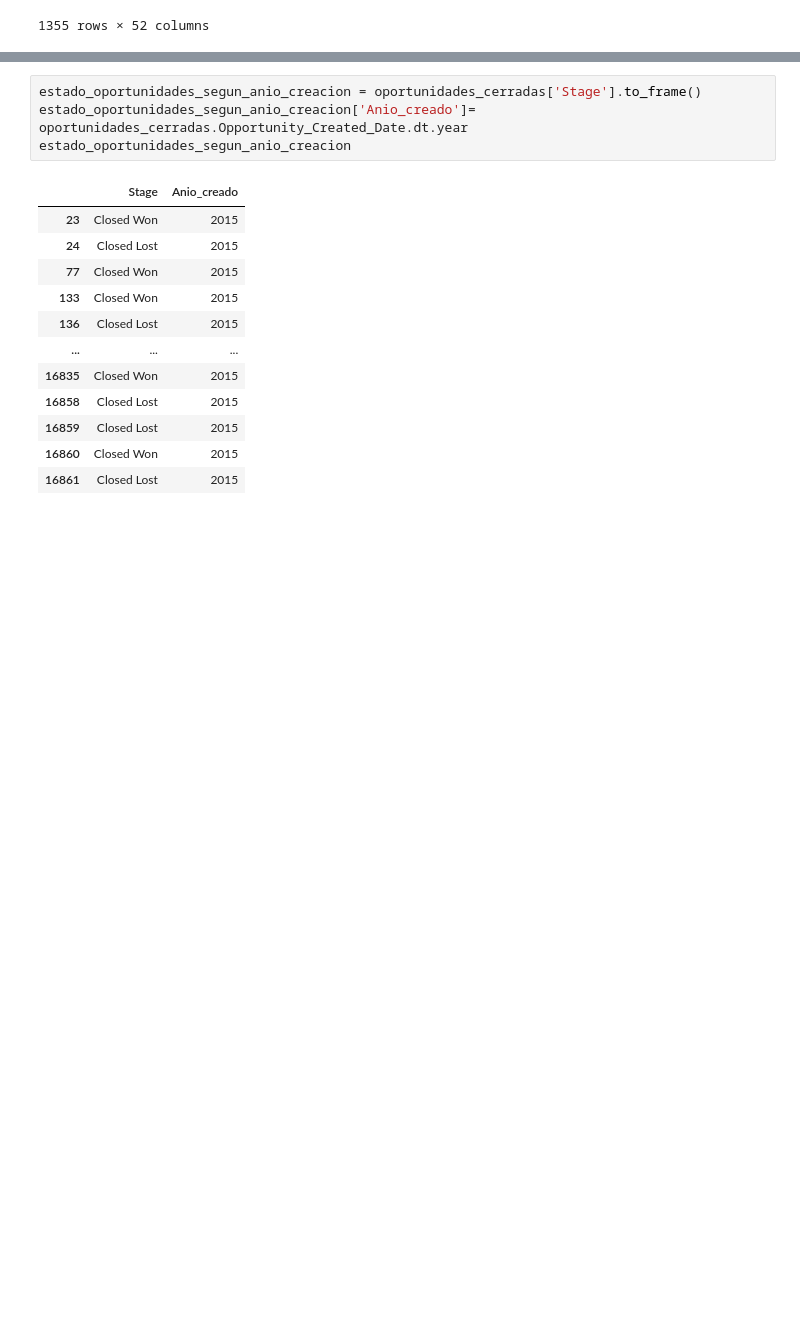
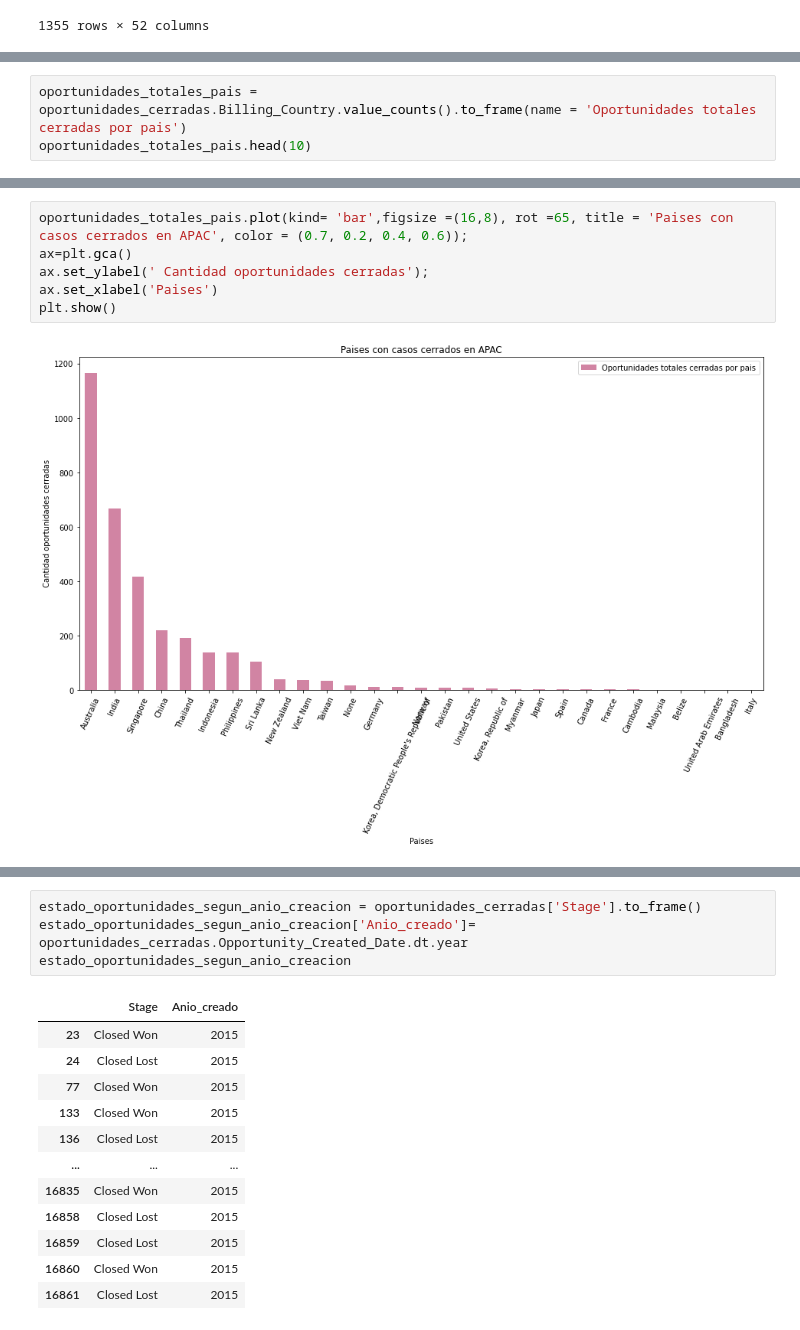
Before and after one commit to Ramaxx95/TP1-Orga-de-Datos, a Jupyter notebook: Visualizaciones/Region_APAC.ipynb, the cells around one changed output, grey strips where cells are left out. Drawn from its saved outputs; the diff is of its cells as text; blank space fills up the shorter version.

Commit message:
Grafico de oportunidades totales

```diff
--- a/Visualizaciones/Region_APAC.ipynb
+++ b/Visualizaciones/Region_APAC.ipynb
@@ -78,0 +94,3 @@ plt.show()
+# %%
+oportunidades_totales_pais = oportunidades_cerradas.Billing_Country.value_counts().to_frame(name = 'Oportunidades totales cerradas por pais')
+oportunidades_totales_pais.head(10)
@@ -79,3 +109,11 @@ plt.show()
+# %%
+oportunidades_totales_pais.plot(kind= 'bar',figsize =(16,8), rot =65, title = 'Paises con casos cerrados en APAC', color = (0.7, 0.2, 0.4, 0.6));
+ax=plt.gca()
+ax.set_ylabel(' Cantidad oportunidades cerradas');
+ax.set_xlabel('Paises')
+plt.show()
+# %% [output]
+[figure, added]
 # %%
 ganadas_por_pais_APAC_df = oportunidades_ganadas_APAC.Billing_Country.value_counts().to_frame()
 ganadas_por_pais_APAC_df.columns=['Oportunidades ganadas por pais']
```
Also changed, not shown: parts of 9 cells of this notebook.
